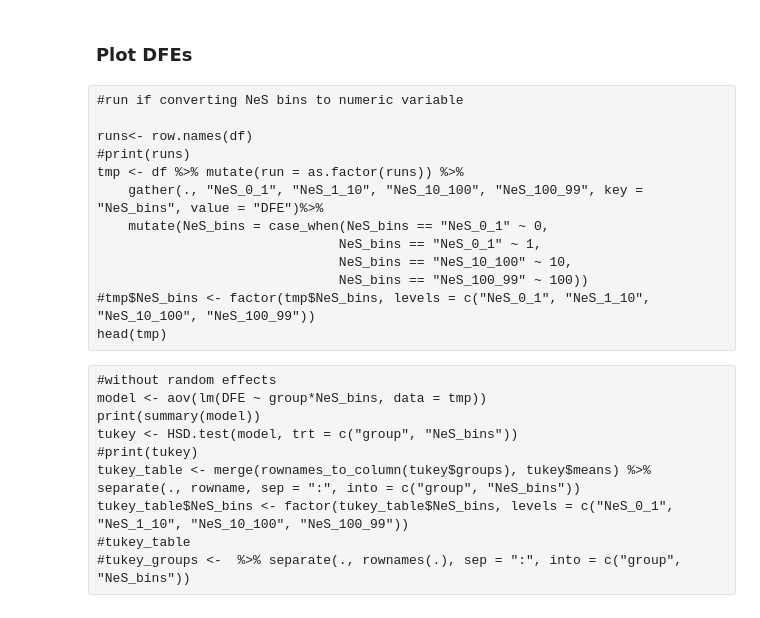
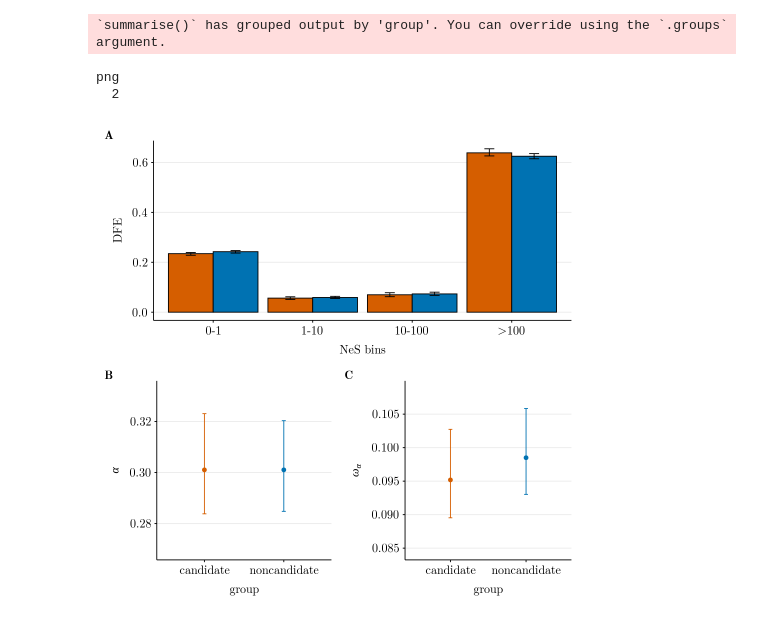
Before and after one commit to alicewchen/lipid_selection, a Jupyter notebook: analysis/06_dfe_alpha_output_analysis/01_plot_important_values.ipynb, the cells around one changed output. Drawn from its saved outputs; the diff is of its cells as text; code cells hidden in the pictures.

```diff
--- a/analysis/06_dfe_alpha_output_analysis/01_plot_important_values.ipynb
+++ b/analysis/06_dfe_alpha_output_analysis/01_plot_important_values.ipynb
@@ -21,7 +19,8 @@ library(agricolae)
 # %%
+dir_path = "../../data/dfe_alpha_analysis/20210204_composite_genome"
 df <- read.table(
-  "../../data/dfe_alpha_analysis/20210119/bootstrap_values.txt",
-  sep="\t", header=FALSE)
+    paste(dir_path, "/bootstrap_values.txt", sep = ""),
+          sep="\t", header=FALSE)
 column_names <- c("group","alpha", "omega","pFDM", "NeS_0_1", "NeS_1_10", "NeS_10_100", "NeS_100_99")
 colnames(df) <- column_names
 # %%
@@ -125 +82,39 @@ wilcox.test(x = df$pFDM[df$group == "candidate"],
+# %%
+tmp <- tidyr::gather(df, "NeS_0_1", "NeS_1_10", "NeS_10_100", "NeS_100_99", key = "NeS_bins", value = "DFE") %>%
+        select(group, NeS_bins, DFE) %>%
+        group_by(group, NeS_bins) %>%
+        summarize(median = median(DFE),
+                  lower_CI = quantile(DFE, 0.05),
+                  upper_CI = quantile(DFE, 0.95))
+tmp$NeS_bins <- factor(tmp$NeS_bins, levels = c("NeS_0_1", "NeS_1_10", "NeS_10_100", "NeS_100_99"))
+
+fig(6,4)
+p<- ggplot(tmp, aes(x=NeS_bins, y=median, fill=group)) +
+  geom_bar(stat="identity", color="black",
+           position=position_dodge()) +
+  geom_errorbar(aes(ymin=lower_CI, ymax=upper_CI), width=.2,
+                 position=position_dodge(.9))+
+    labs(x="NeS bins", y = "DFE", tag = "A") +
+    scale_x_discrete(labels=c("0-1", "1-10", "10-100", ">100"))+
+    theme_latex(base_size = 18) +
+    theme(panel.grid.major.x = element_blank(),
+          legend.position = "none",
+         plot.tag = element_text(face = 'bold'))
+plots[['DFE']] <- p
+# %% [output]
+`summarise()` has grouped output by 'group'. You can override using the `.groups` argument.
+# %%
+fig(8,8)
+lay <- rbind(c(1,1),
+             c(2,3))
+pdf(file = paste(dir_path, "boot_CIs.pdf", sep =""),
+    width = 8,
+    height = 8)
+plt <- grid.arrange(plots[['DFE']], plots[['alpha']], plots[['omega']], layout_matrix = lay)
+dev.off()
+grid.arrange(plt)
+# %% [output]
+png
+  2
+[figure, added]
 # %%
@@ -140,2 +134,0 @@ plt <- grid.arrange(plots[["NeS_0_1"]], plots[["NeS_1_10"]], plots[["NeS_10_100"
-# %% [markdown]
-### Plot DFEs
@@ -161,13 +134,0 @@ print(p)
-# %% [raw]
-#run if converting NeS bins to numeric variable
-
-runs<- row.names(df)
-#print(runs)
-tmp <- df %>% mutate(run = as.factor(runs)) %>%
-    gather(., "NeS_0_1", "NeS_1_10", "NeS_10_100", "NeS_100_99", key = "NeS_bins", value = "DFE")%>%
-    mutate(NeS_bins = case_when(NeS_bins == "NeS_0_1" ~ 0,
-                               NeS_bins == "NeS_0_1" ~ 1,
-                               NeS_bins == "NeS_10_100" ~ 10,
-                               NeS_bins == "NeS_100_99" ~ 100))
-#tmp$NeS_bins <- factor(tmp$NeS_bins, levels = c("NeS_0_1", "NeS_1_10", "NeS_10_100", "NeS_100_99"))
-head(tmp)
@@ -208,10 +134,0 @@ tukey_table$NeS_bins <- factor(tukey_table$NeS_bins, levels = c("NeS_0_1", "NeS_
-# %% [raw]
-#without random effects
-model <- aov(lm(DFE ~ group*NeS_bins, data = tmp))
-print(summary(model))
-tukey <- HSD.test(model, trt = c("group", "NeS_bins"))
-#print(tukey)
-tukey_table <- merge(rownames_to_column(tukey$groups), tukey$means) %>% separate(., rowname, sep = ":", into = c("group", "NeS_bins"))
-tukey_table$NeS_bins <- factor(tukey_table$NeS_bins, levels = c("NeS_0_1", "NeS_1_10", "NeS_10_100", "NeS_100_99"))
-#tukey_table
-#tukey_groups <-  %>% separate(., rownames(.), sep = ":", into = c("group", "NeS_bins"))
```
Also changed, not shown: parts of 25 cells of this notebook.
